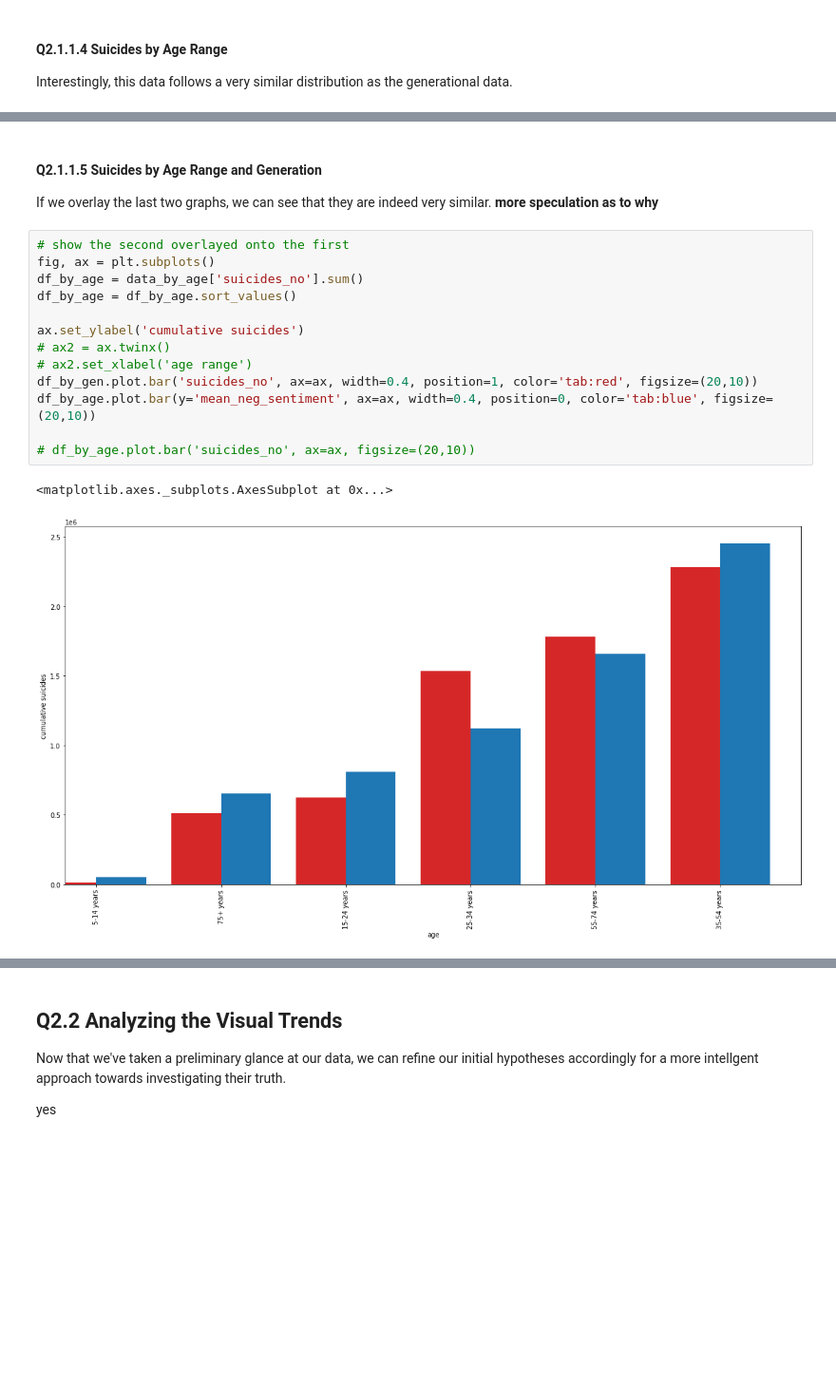
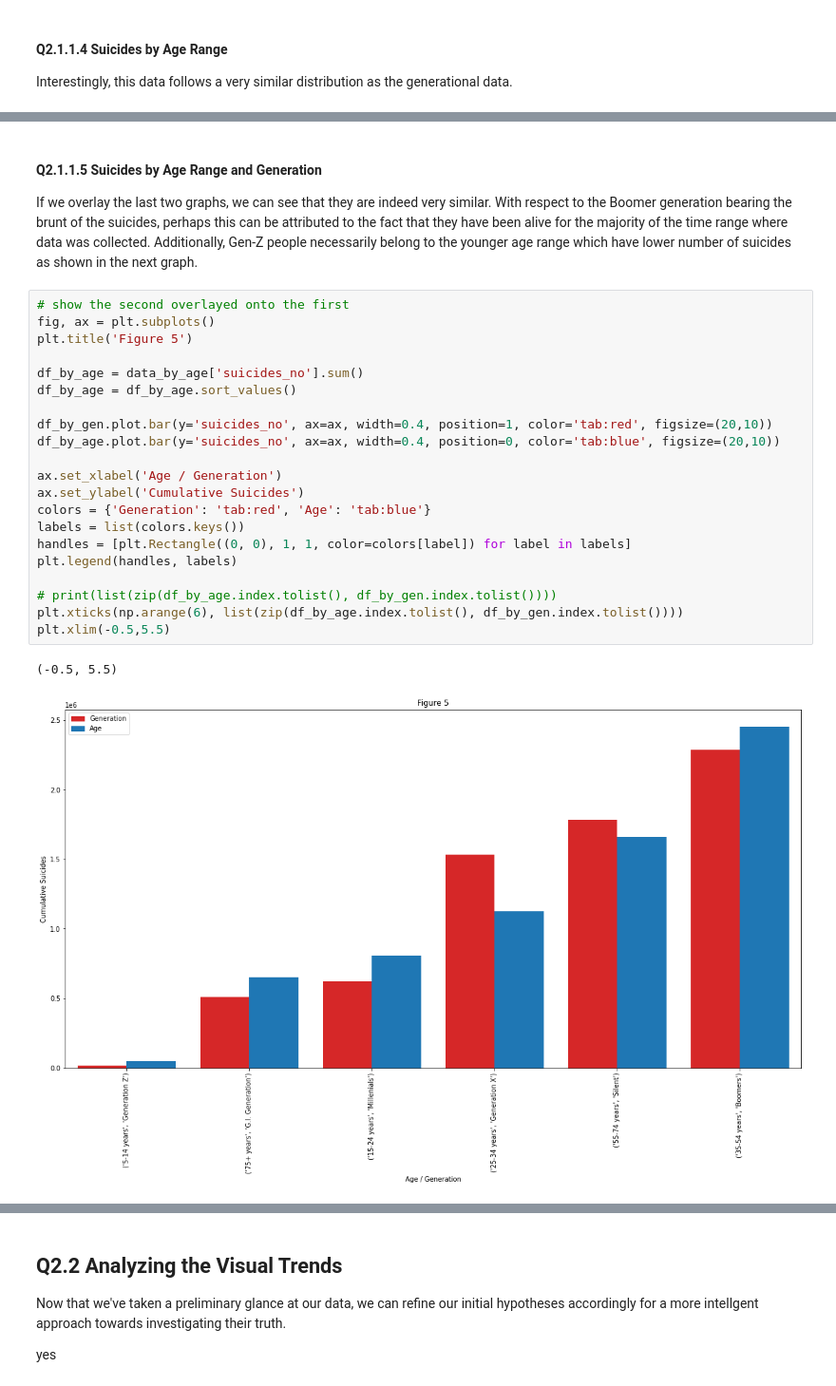
Before and after one commit to MurphyPone/CS-3654-final, a Jupyter notebook: Project2.ipynb, the cells around one changed output, grey strips where cells are left out. Shown at 95% size. Saved outputs shown, nothing was run; the diff lists cells and outputs as text; blank space fills up the shorter version.

Commit message:
added more graphs and paragraphs

```diff
--- a/Project2.ipynb
+++ b/Project2.ipynb
@@ -420,21 +443,29 @@ df_by_age.plot.bar('suicides_no', ax=ax, figsize=(20,10))
 # %% [markdown]
 #### Q2.1.1.5 Suicides by Age Range and Generation
-If we overlay the last two graphs, we can see that they are indeed very similar. **more speculation as to why**
+If we overlay the last two graphs, we can see that they are indeed very similar.  With respect to the Boomer generation bearing the brunt of the suicides, perhaps this can be attributed to the fact that they have been alive for the majority of the time range where data was collected.  Additionally, Gen-Z people necessarily belong to the younger age range which have lower number of suicides as shown in the next graph.
 # %%
 # show the second overlayed onto the first
 fig, ax = plt.subplots()
+plt.title('Figure 5')
+
 df_by_age = data_by_age['suicides_no'].sum()
 df_by_age = df_by_age.sort_values()
 
-ax.set_ylabel('cumulative suicides')
-# ax2 = ax.twinx()
-# ax2.set_xlabel('age range')
-df_by_gen.plot.bar('suicides_no', ax=ax, width=0.4, position=1, color='tab:red', figsize=(20,10))
-df_by_age.plot.bar(y='mean_neg_sentiment', ax=ax, width=0.4, position=0, color='tab:blue', figsize=(20,10))
+df_by_gen.plot.bar(y='suicides_no', ax=ax, width=0.4, position=1, color='tab:red', figsize=(20,10))
+df_by_age.plot.bar(y='suicides_no', ax=ax, width=0.4, position=0, color='tab:blue', figsize=(20,10))
 
-# df_by_age.plot.bar('suicides_no', ax=ax, figsize=(20,10))
+ax.set_xlabel('Age / Generation')
+ax.set_ylabel('Cumulative Suicides')
+colors = {'Generation': 'tab:red', 'Age': 'tab:blue'}
+labels = list(colors.keys())
+handles = [plt.Rectangle((0, 0), 1, 1, color=colors[label]) for label in labels]
+plt.legend(handles, labels)
+
+# print(list(zip(df_by_age.index.tolist(), df_by_gen.index.tolist())))
+plt.xticks(np.arange(6), list(zip(df_by_age.index.tolist(), df_by_gen.index.tolist())))
+plt.xlim(-0.5,5.5)
 # %% [output]
-<matplotlib.axes._subplots.AxesSubplot at 0x...>
+(-0.5, 5.5)
-[figure, old version]
+[figure, new version]
 # %% [markdown]
 #### Q2.1.1.6 Suicides by GDB per Capita
```
Also changed, not shown: parts of 29 cells of this notebook.
